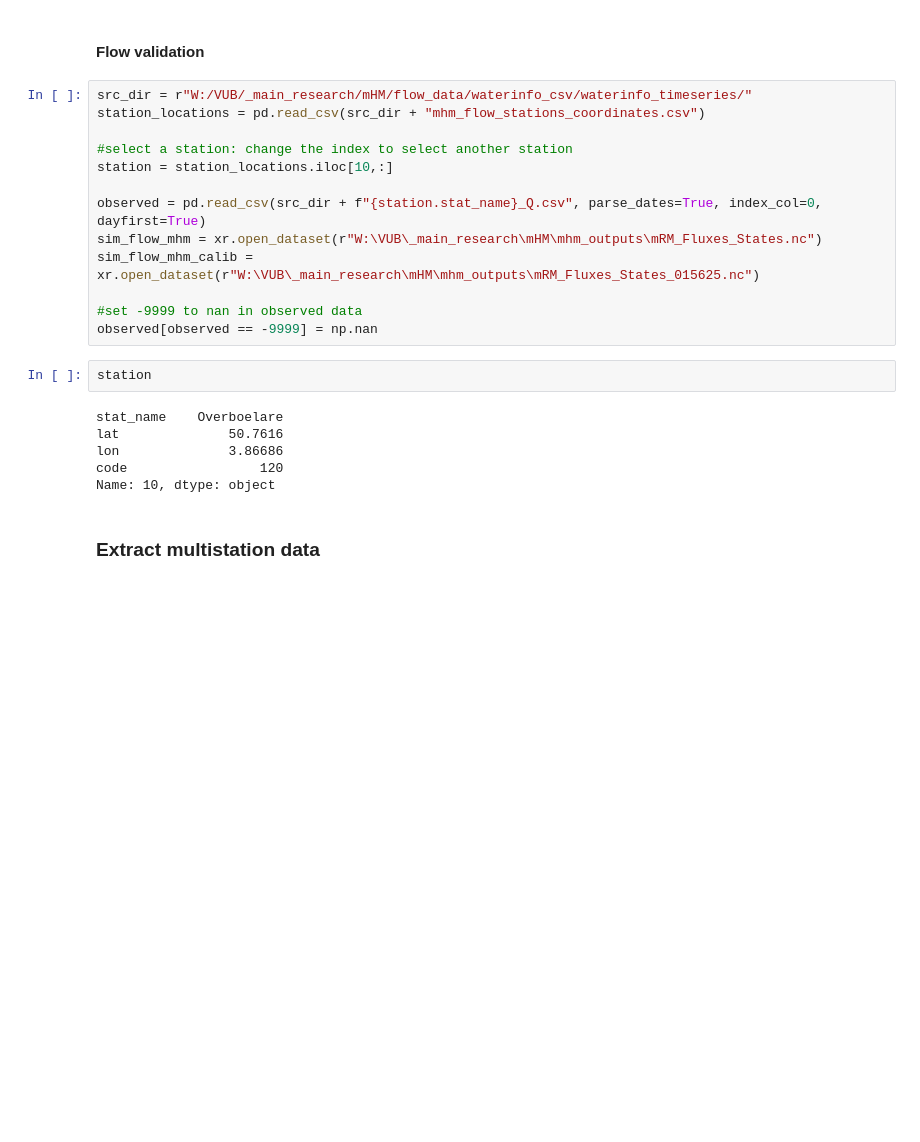
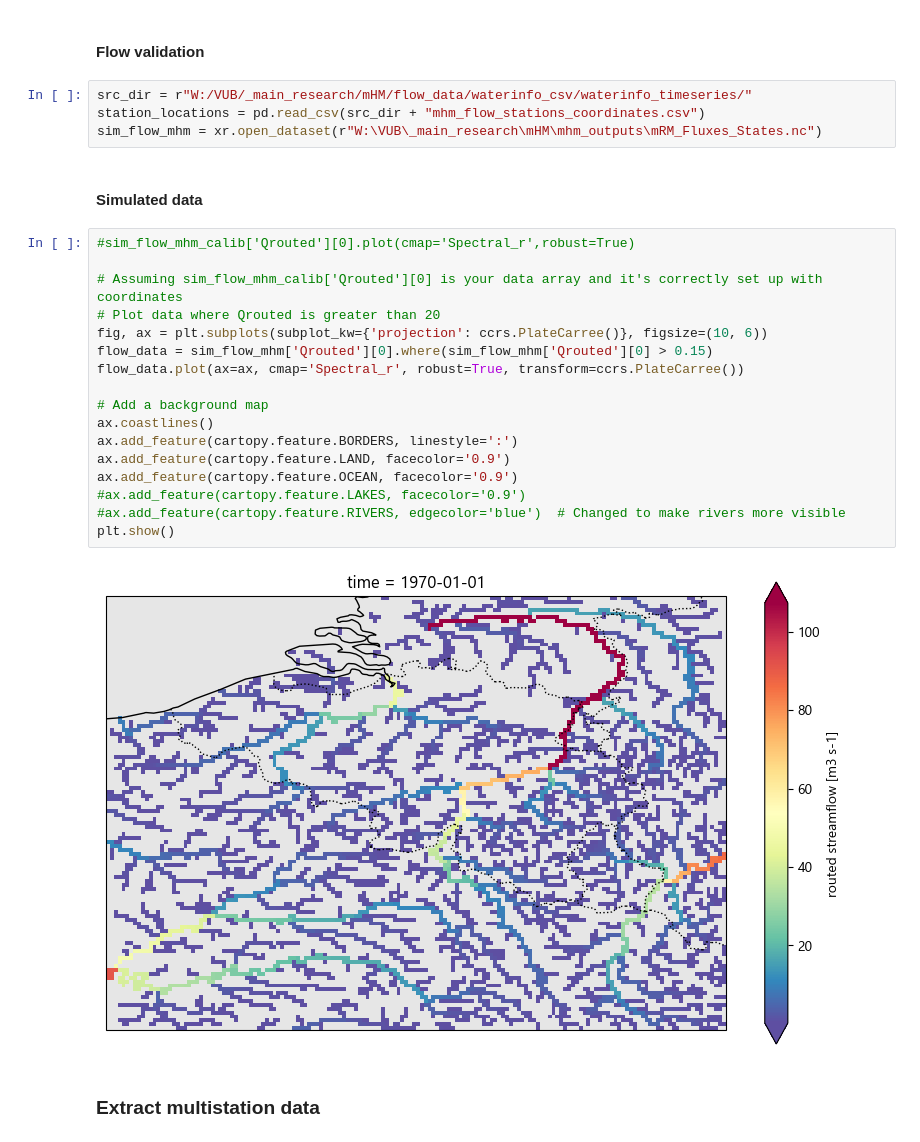
Before and after one commit to klekarkar/mHM_IO_dataprocessing, a Jupyter notebook: model_evaluation.ipynb, the cells around one changed output. Cells and saved outputs as stored; diff of their text form; blank space fills up the shorter version.

```diff
--- a/model_evaluation.ipynb
+++ b/model_evaluation.ipynb
@@ -15,24 +15,28 @@ plt.rcParams['font.sans-serif'] = 'Segoe UI'
 # %%
 src_dir = r"W:/VUB/_main_research/mHM/flow_data/waterinfo_csv/waterinfo_timeseries/"
 station_locations = pd.read_csv(src_dir + "mhm_flow_stations_coordinates.csv")
-
-#select a station: change the index to select another station
-station = station_locations.iloc[10,:]
-
-observed = pd.read_csv(src_dir + f"{station.stat_name}_Q.csv", parse_dates=True, index_col=0, dayfirst=True)
 sim_flow_mhm = xr.open_dataset(r"W:\VUB\_main_research\mHM\mhm_outputs\mRM_Fluxes_States.nc")
-sim_flow_mhm_calib = xr.open_dataset(r"W:\VUB\_main_research\mHM\mhm_outputs\mRM_Fluxes_States_015625.nc")
-
-#set -9999 to nan in observed data
-observed[observed == -9999] = np.nan
-# %%
-station
-# %% [output]
-stat_name    Overboelare
-lat              50.7616
-lon              3.86686
-code                 120
-Name: 10, dtype: object
+# %% [markdown]
+#### Simulated data
+# %%
+#sim_flow_mhm_calib['Qrouted'][0].plot(cmap='Spectral_r',robust=True)
+
+# Assuming sim_flow_mhm_calib['Qrouted'][0] is your data array and it's correctly set up with coordinates
+# Plot data where Qrouted is greater than 20
+fig, ax = plt.subplots(subplot_kw={'projection': ccrs.PlateCarree()}, figsize=(10, 6))
+flow_data = sim_flow_mhm['Qrouted'][0].where(sim_flow_mhm['Qrouted'][0] > 0.15)
+flow_data.plot(ax=ax, cmap='Spectral_r', robust=True, transform=ccrs.PlateCarree())
+
+# Add a background map
+ax.coastlines()
+ax.add_feature(cartopy.feature.BORDERS, linestyle=':')
+ax.add_feature(cartopy.feature.LAND, facecolor='0.9')
+ax.add_feature(cartopy.feature.OCEAN, facecolor='0.9')
+#ax.add_feature(cartopy.feature.LAKES, facecolor='0.9')
+#ax.add_feature(cartopy.feature.RIVERS, edgecolor='blue')  # Changed to make rivers more visible
+plt.show()
+# %% [output]
+[figure, added]
 # %% [markdown]
 ### Extract multistation data
 # %%
```
Also changed, not shown: parts of 11 cells of this notebook.
